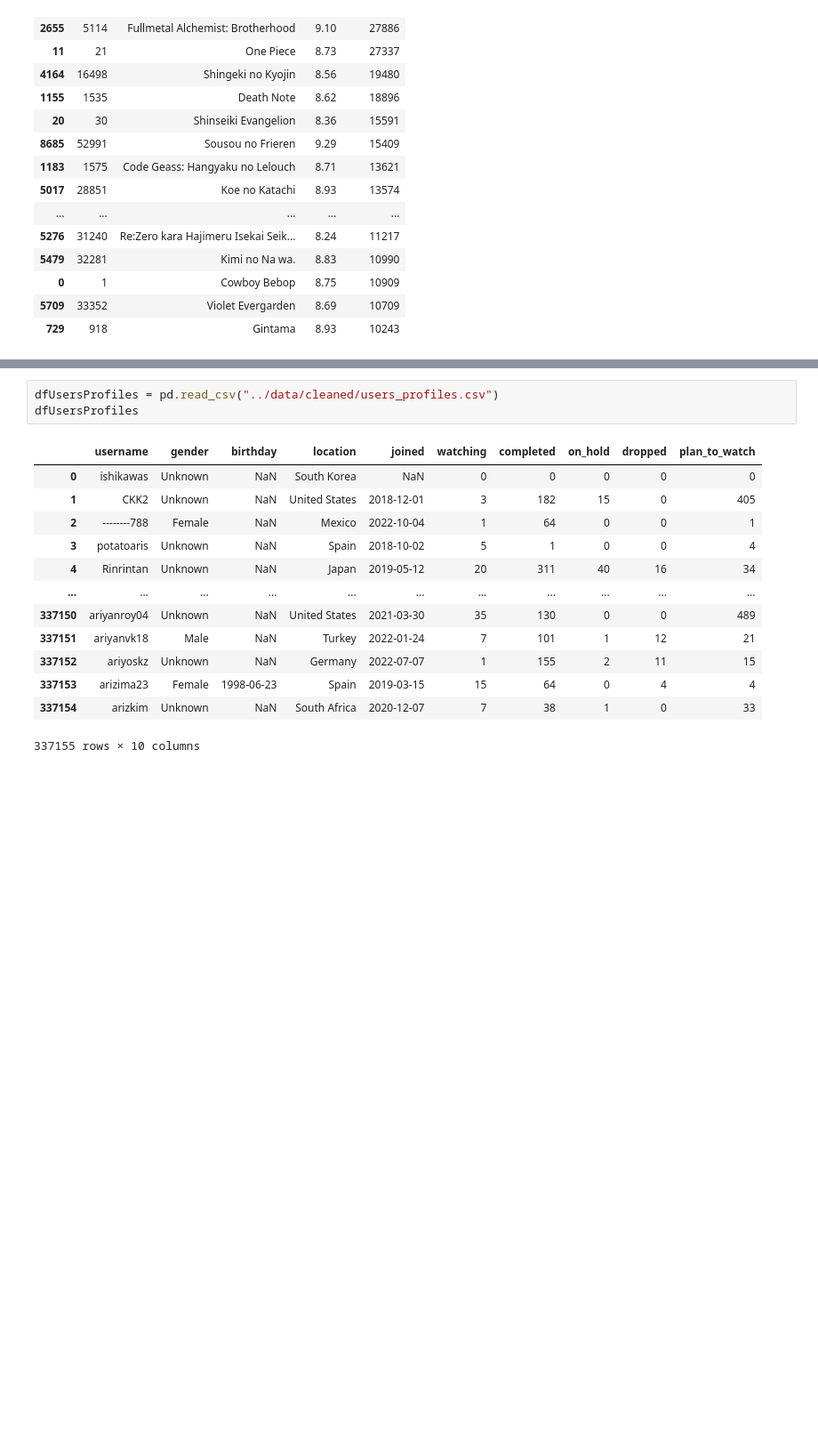
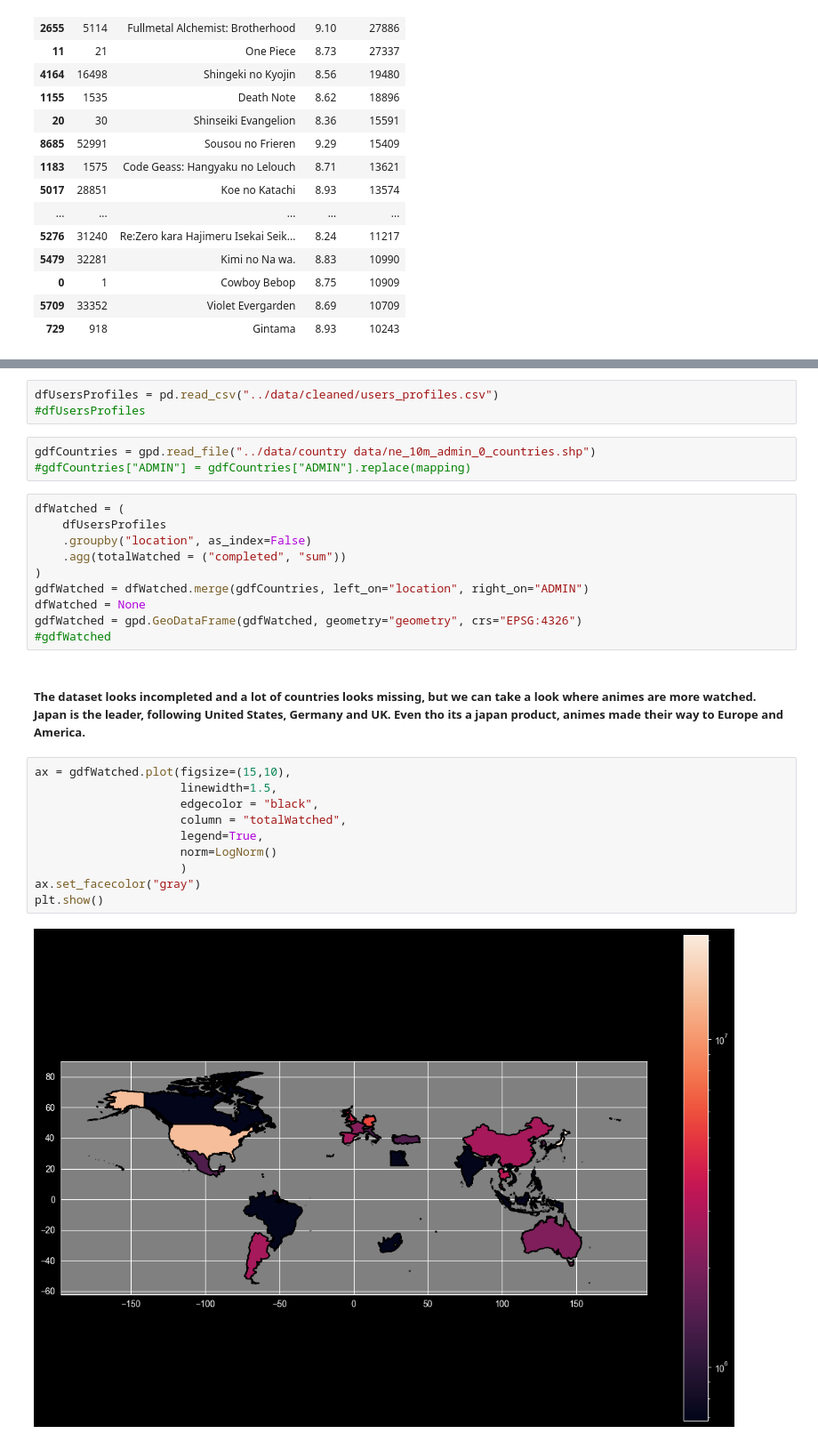
Before and after one commit to DylanTimo/IUM-TWEB-DylanTimo, a Jupyter notebook: solution/notebooks/AnalysisUsers.ipynb, the cells around one changed output, grey strips where cells are left out. Shown at 89% size. Saved outputs shown, nothing was run; the diff lists cells and outputs as text; blank space fills up the shorter version.

Commit message:
fix: better cleaning and graphs feat: added some markdown comments

```diff
--- a/solution/notebooks/AnalysisUsers.ipynb
+++ b/solution/notebooks/AnalysisUsers.ipynb
@@ -124,19 +169,32 @@ fig.show()
 # %%
 dfUsersProfiles = pd.read_csv("../data/cleaned/users_profiles.csv")
-dfUsersProfiles
+#dfUsersProfiles
-# %% [output]
-|  | username | gender | birthday | location | joined | watching | completed | on_hold | dropped | plan_to_watch |
-| 0 | ishikawas | Unknown | NaN | South Korea | NaN | 0 | 0 | 0 | 0 | 0 |
-| 1 | CKK2 | Unknown | NaN | United States | 2018-12-01 | 3 | 182 | 15 | 0 | 405 |
-| 2 | --------788 | Female | NaN | Mexico | 2022-10-04 | 1 | 64 | 0 | 0 | 1 |
-| 3 | potatoaris | Unknown | NaN | Spain | 2018-10-02 | 5 | 1 | 0 | 0 | 4 |
-| 4 | Rinrintan | Unknown | NaN | Japan | 2019-05-12 | 20 | 311 | 40 | 16 | 34 |
-| ... | ... | ... | ... | ... | ... | ... | ... | ... | ... | ... |
-| 337150 | ariyanroy04 | Unknown | NaN | United States | 2021-03-30 | 35 | 130 | 0 | 0 | 489 |
-| 337151 | ariyanvk18 | Male | NaN | Turkey | 2022-01-24 | 7 | 101 | 1 | 12 | 21 |
-| 337152 | ariyoskz | Unknown | NaN | Germany | 2022-07-07 | 1 | 155 | 2 | 11 | 15 |
-| 337153 | arizima23 | Female | 1998-06-23 | Spain | 2019-03-15 | 15 | 64 | 0 | 4 | 4 |
-| 337154 | arizkim | Unknown | NaN | South Africa | 2020-12-07 | 7 | 38 | 1 | 0 | 33 |
-337155 rows × 10 columns
+# %%
+gdfCountries = gpd.read_file("../data/country data/ne_10m_admin_0_countries.shp")
+#gdfCountries["ADMIN"] = gdfCountries["ADMIN"].replace(mapping)
+# %%
+dfWatched = (
+    dfUsersProfiles
+    .groupby("location", as_index=False)
+    .agg(totalWatched = ("completed", "sum"))
+)
+gdfWatched = dfWatched.merge(gdfCountries, left_on="location", right_on="ADMIN")
+dfWatched = None
+gdfWatched = gpd.GeoDataFrame(gdfWatched, geometry="geometry", crs="EPSG:4326")
+#gdfWatched
+# %% [markdown]
+##### The dataset looks incompleted and a lot of countries looks missing, but we can take a look where animes are more watched. Japan is the leader, following United States, Germany and UK. Even tho its a japan product, animes made their way to Europe and America.
+# %%
+ax = gdfWatched.plot(figsize=(15,10),
+                     linewidth=1.5,
+                     edgecolor = "black",
+                     column = "totalWatched",
+                     legend=True,
+                     norm=LogNorm()
+                     )
+ax.set_facecolor("gray")
+plt.show()
+# %% [output]
+[figure, added]
 # %%
 dfUsersProfiles = None
```
Also changed, not shown: parts of 23 cells of this notebook, 1 other file.
